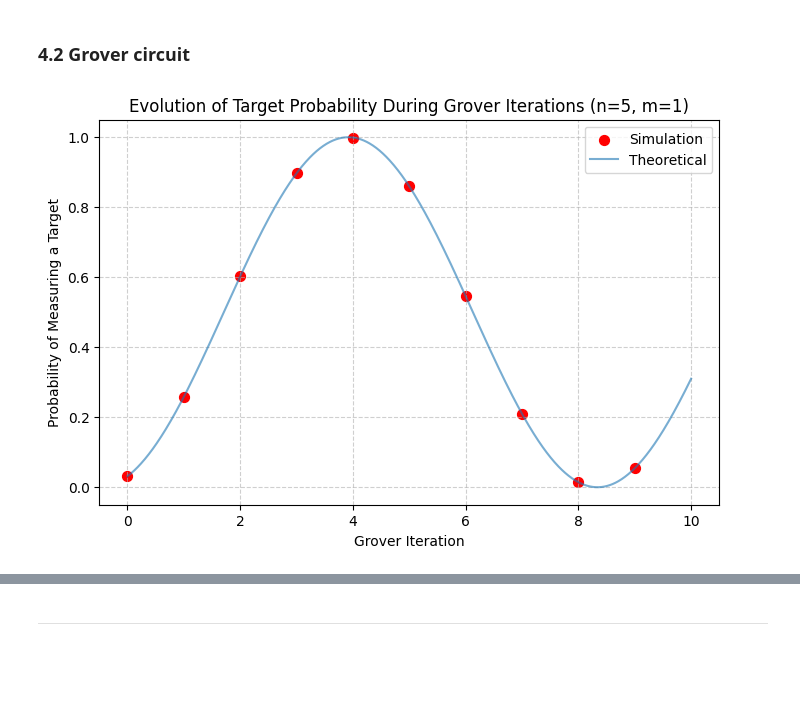
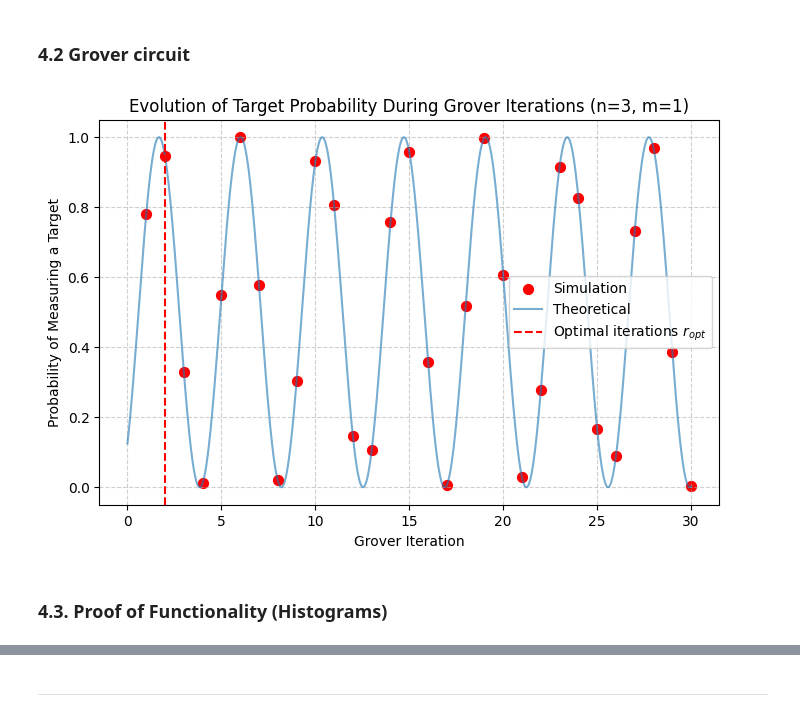
Before and after one commit to victor-pcll/Grover-s-Search, a Jupyter notebook: notebook.ipynb, the cells around one changed output, grey strips where cells are left out. Drawn from its saved outputs; the diff is of its cells as text; code cells hidden in the pictures; blank space fills up the shorter version.

```diff
--- a/notebook.ipynb
+++ b/notebook.ipynb
@@ -95,0 +94,13 @@ m = len(targets)              # number of target states
+# %%
+N = 2**n                                                   # total number of states
+theta = 2 * np.arcsin(np.sqrt(m / N))                      # angle de Grover
+r = np.linspace(0, max_iter, 1000)                       # itérations
+P_r = np.sin((2*r + 1) * theta / 2)**2                     # probabilité théorique
+r_opt = int(np.pi / (4 * np.arcsin(np.sqrt(m / N))))       # optimal number of iterations
+k = [int(i, 2) for i in targets]                           # number of qubits to represent N
+
+print(f"Total number of states N : {N}")
+print(f"Number of target states m : {m}")
+print(f"Optimal number of Grover iterations : {r_opt}")
+print(f"Angle theta : {theta:.4f} radians")
+print(f"Targets : {k}")
@@ -98,14 +115,4 @@ m = len(targets)              # number of target states
 # %%
-N = 2**n                                                   # total number of states
-theta = 2 * np.arcsin(np.sqrt(m / N))                      # angle de Grover
-r = np.linspace(0, iterations, 1000)                       # itérations
-P_r = np.sin((2*r + 1) * theta / 2)**2                     # probabilité théorique
-r_opt = int(np.pi / (4 * np.arcsin(np.sqrt(m / N))))       # optimal number of iterations
-
-print(f"Total number of states N : {N}")
-print(f"Number of target states m : {m}")
-print(f"Optimal number of Grover iterations : {r_opt}")
-
 plt.figure(figsize=(8,5))
 plt.plot(r, P_r, label=f'theoretical P(r)')
 plt.xlabel("Grover iteration r")
@@ -123,18 +127,21 @@ Optimal number of Grover iterations : 4
 # %% [markdown]
 ### 4.2 Grover circuit
+# %%
+qc, probs = grover_circuit(n, targets, max_iter, 0)
+
+#qc.draw('mpl') # Uncomment to visualize the circuit
 # %%
-qc, probs = grover_circuit(n, targets, iterations, ancilla_qubits)
-
-#qc.draw('mpl')
-
 plt.figure(figsize=(8,5))
-plt.scatter(np.arange(iterations), probs, marker='o', color='red', label='Simulation', s=50)
+plt.scatter(iterations_range, probs, marker='o', color='red', label='Simulation', s=50)
 plt.plot(r, P_r, label='Theoretical', alpha=0.6)
+plt.axvline(x=r_opt, color='r', linestyle='--', label='Optimal iterations $r_{opt}$')
 plt.xlabel("Grover Iteration")
 plt.ylabel("Probability of Measuring a Target")
 plt.title(f"Evolution of Target Probability During Grover Iterations (n={n}, m={m})")
 plt.grid(True, linestyle='--', alpha=0.6)
 plt.legend()
 plt.show()
 # %% [output]
-[figure, old version]
+[figure, new version]
+# %% [markdown]
+### 4.3. Proof of Functionality (Histograms)
```
Also changed, not shown: parts of 38 cells of this notebook, 9 other files.
